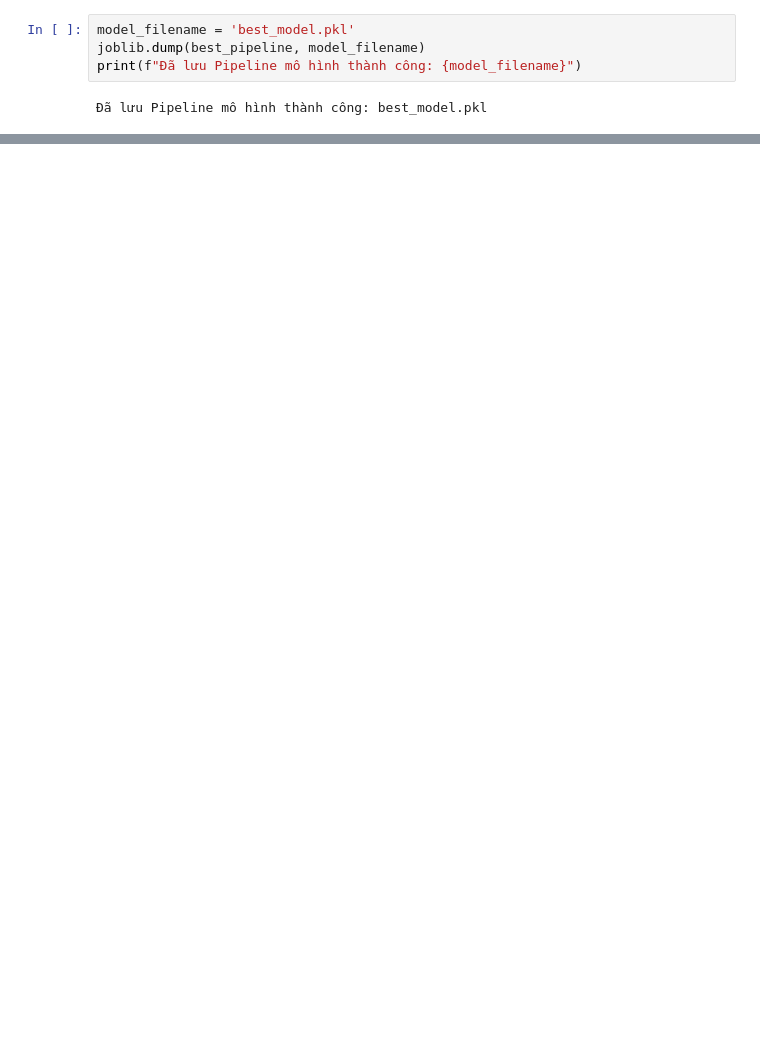
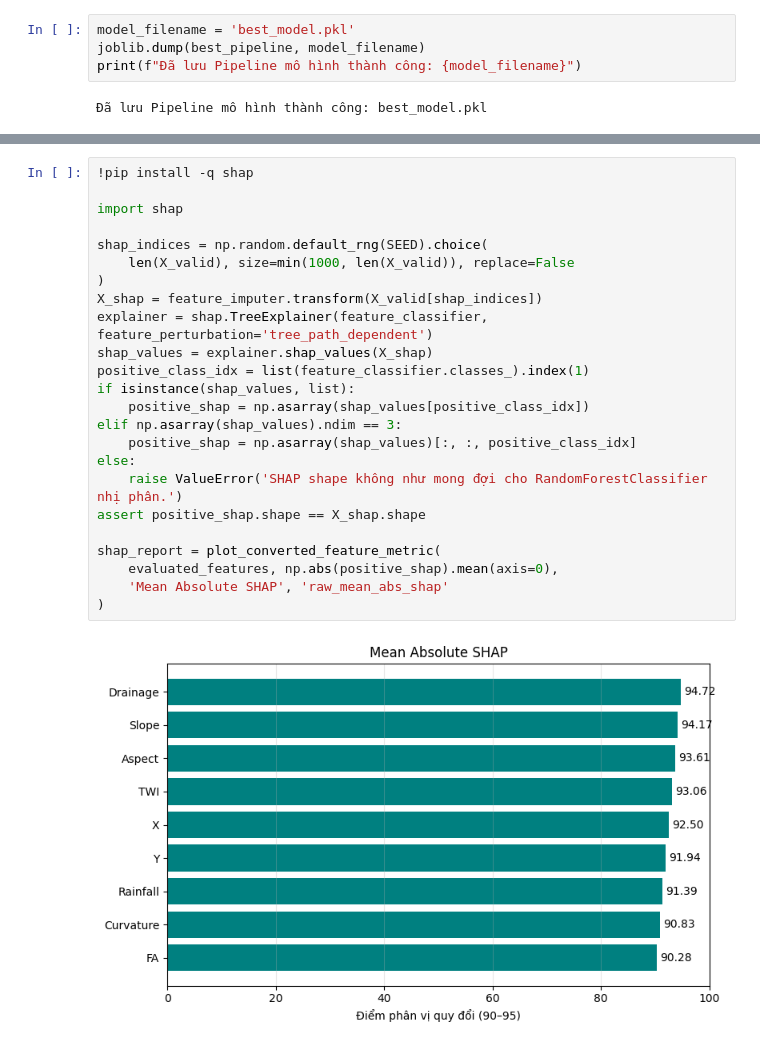
Before and after one commit to BTL-MNM-Haui/DaNang_EcoWarning, a Jupyter notebook: AI/notebooks/notebook-mnm.ipynb, the cells around one changed output, grey strips where cells are left out. Drawn from its saved outputs; the diff is of its cells as text; blank space fills up the shorter version.

```diff
--- a/AI/notebooks/notebook-mnm.ipynb
+++ b/AI/notebooks/notebook-mnm.ipynb
@@ -146,0 +206,26 @@ print(f"Đã lưu Pipeline mô hình thành công: {model_filename}")
+# %%
+!pip install -q shap
+
+import shap
+
+shap_indices = np.random.default_rng(SEED).choice(
+    len(X_valid), size=min(1000, len(X_valid)), replace=False
+)
+X_shap = feature_imputer.transform(X_valid[shap_indices])
+explainer = shap.TreeExplainer(feature_classifier, feature_perturbation='tree_path_dependent')
+shap_values = explainer.shap_values(X_shap)
+positive_class_idx = list(feature_classifier.classes_).index(1)
+if isinstance(shap_values, list):
+    positive_shap = np.asarray(shap_values[positive_class_idx])
+elif np.asarray(shap_values).ndim == 3:
+    positive_shap = np.asarray(shap_values)[:, :, positive_class_idx]
+else:
+    raise ValueError('SHAP shape không như mong đợi cho RandomForestClassifier nhị phân.')
+assert positive_shap.shape == X_shap.shape
+
+shap_report = plot_converted_feature_metric(
+    evaluated_features, np.abs(positive_shap).mean(axis=0),
+    'Mean Absolute SHAP', 'raw_mean_abs_shap'
+)
+# %% [output]
+[figure, added]
```
Also changed, not shown: parts of 4 cells of this notebook.
